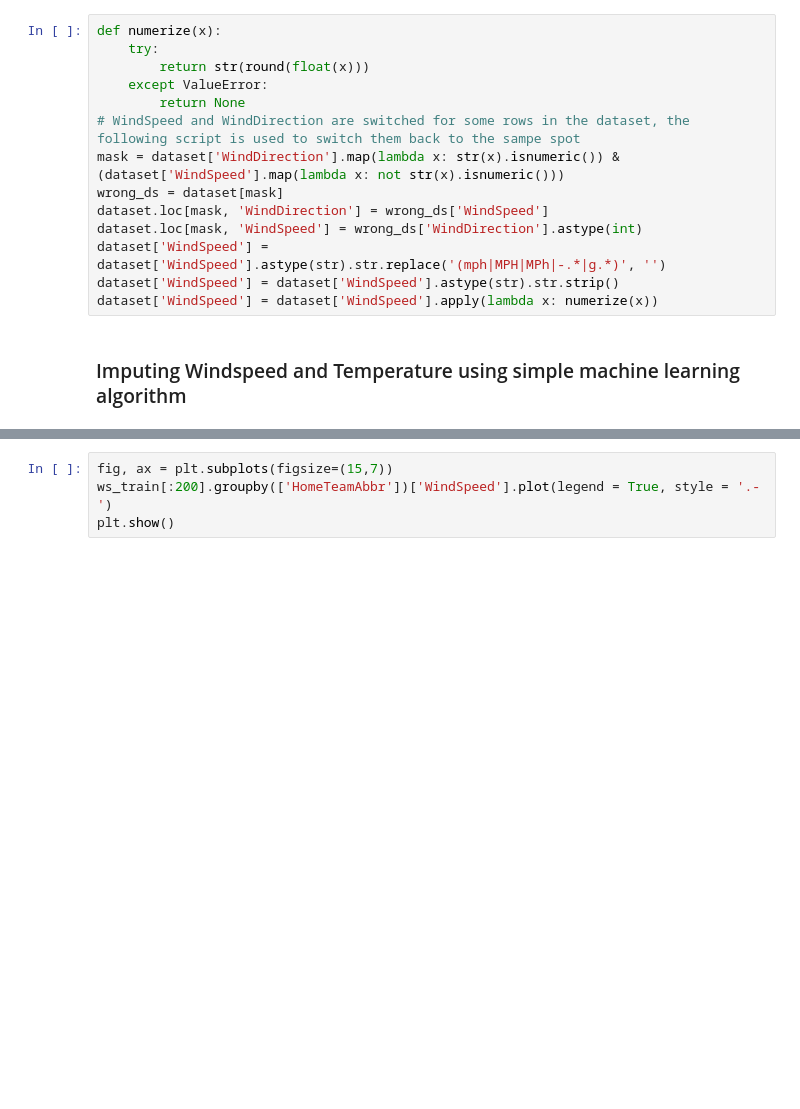
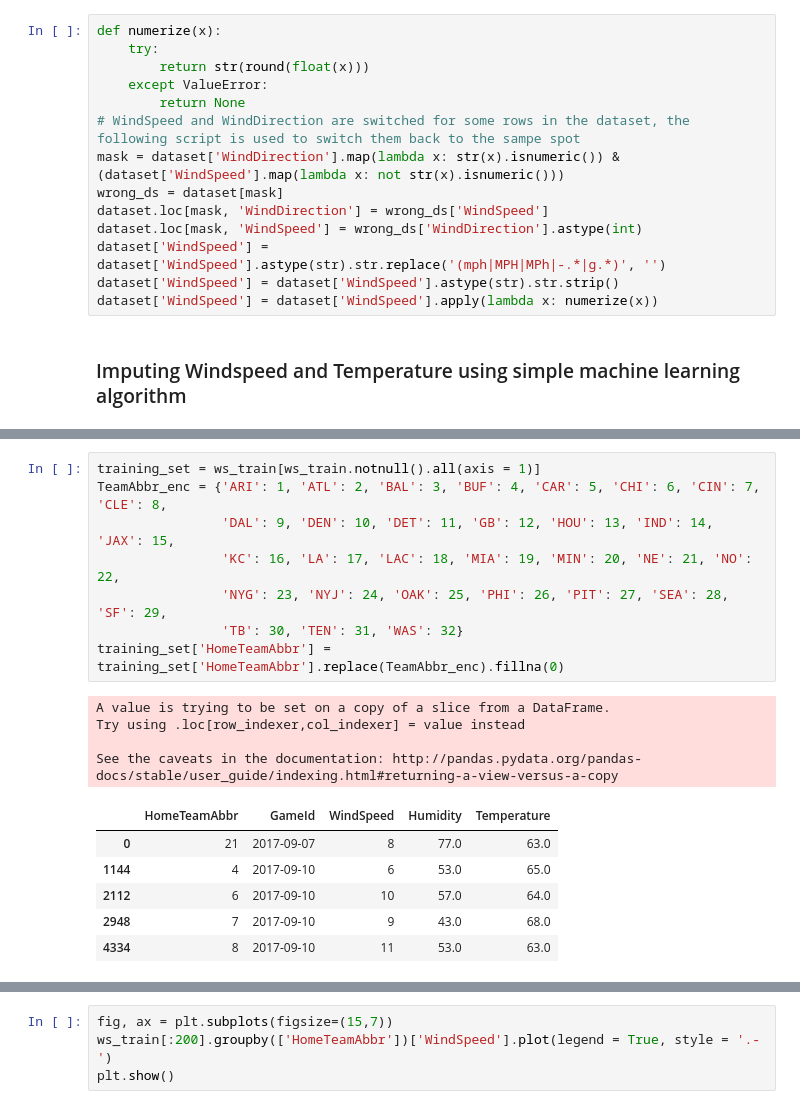
Before and after one commit to ejahanpour/NFL_prediction_Repo, a Jupyter notebook: models/understanding_data.ipynb, the cells around one changed output, grey strips where cells are left out. Cells and saved outputs as stored; diff of their text form; blank space fills up the shorter version.

```diff
--- a/models/understanding_data.ipynb
+++ b/models/understanding_data.ipynb
@@ -54,0 +99,19 @@ dataset['WindSpeed'] = dataset['WindSpeed'].apply(lambda x: numerize(x))
+# %%
+training_set = ws_train[ws_train.notnull().all(axis = 1)]
+TeamAbbr_enc = {'ARI': 1, 'ATL': 2, 'BAL': 3, 'BUF': 4, 'CAR': 5, 'CHI': 6, 'CIN': 7, 'CLE': 8,
+                'DAL': 9, 'DEN': 10, 'DET': 11, 'GB': 12, 'HOU': 13, 'IND': 14, 'JAX': 15,
+                'KC': 16, 'LA': 17, 'LAC': 18, 'MIA': 19, 'MIN': 20, 'NE': 21, 'NO': 22,
+                'NYG': 23, 'NYJ': 24, 'OAK': 25, 'PHI': 26, 'PIT': 27, 'SEA': 28, 'SF': 29,
+                'TB': 30, 'TEN': 31, 'WAS': 32}
+training_set['HomeTeamAbbr'] = training_set['HomeTeamAbbr'].replace(TeamAbbr_enc).fillna(0)
+# %% [output]
+A value is trying to be set on a copy of a slice from a DataFrame.
+Try using .loc[row_indexer,col_indexer] = value instead
+
+See the caveats in the documentation: http://pandas.pydata.org/pandas-docs/stable/user_guide/indexing.html#returning-a-view-versus-a-copy
+|  | HomeTeamAbbr | GameId | WindSpeed | Humidity | Temperature |
+| 0 | 21 | 2017-09-07 | 8 | 77.0 | 63.0 |
+| 1144 | 4 | 2017-09-10 | 6 | 53.0 | 65.0 |
+| 2112 | 6 | 2017-09-10 | 10 | 57.0 | 64.0 |
+| 2948 | 7 | 2017-09-10 | 9 | 43.0 | 68.0 |
+| 4334 | 8 | 2017-09-10 | 11 | 53.0 | 63.0 |
```
Also changed, not shown: parts of 8 cells of this notebook, 1 other file.
